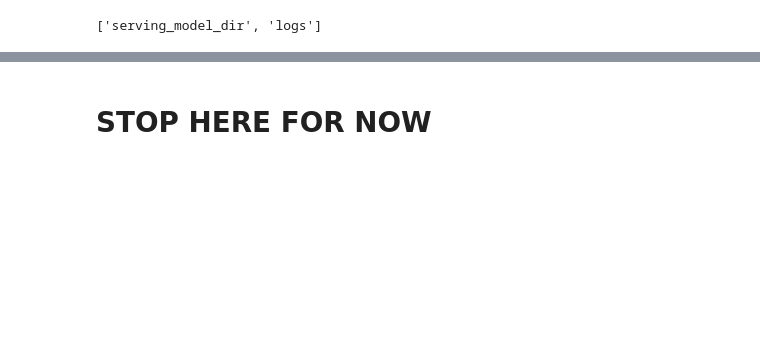
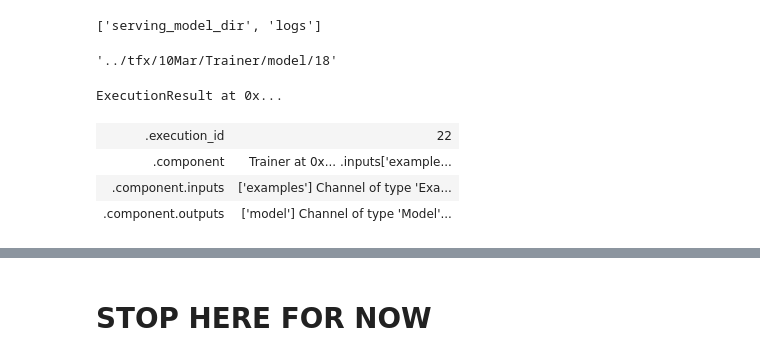
Before and after one commit to Building-ML-Pipelines/building-machine-learning-pipelines, a Jupyter notebook: archive/new_pipeline_10Mar.ipynb, the cells around one changed output, grey strips where cells are left out. Saved outputs shown, nothing was run; the diff lists cells and outputs as text; code cells hidden in the pictures; blank space fills up the shorter version.

```diff
--- a/interactive-pipeline/new_pipeline_10Mar.ipynb
+++ b/archive/new_pipeline_10Mar.ipynb
@@ -217,6 +268,26 @@ model_artifact_dir = trainer.outputs['model'].get()[0].uri
 print(os.listdir(model_artifact_dir))
 # %% [output]
 ['serving_model_dir', 'logs']
+# %%
+model_artifact_dir
+# %% [output]
+'../tfx/10Mar/Trainer/model/18'
+# %%
+trainer = Trainer(
+    module_file=trainer_file,
+    custom_executor_spec=executor_spec.ExecutorClassSpec(GenericExecutor),
+    examples=transform.outputs['transformed_examples'],
+    schema=schema_gen.outputs['schema'],
+    transform_graph=transform.outputs['transform_graph'],
+    train_args=trainer_pb2.TrainArgs(num_steps=TRAINING_STEPS),
+    eval_args=trainer_pb2.EvalArgs(num_steps=EVALUATION_STEPS))
+context.run(trainer)
+# %% [output]
+ExecutionResult at 0x...
+| .execution_id | 22 |
+| .component | Trainer at 0x... .inputs['example... |
+| .component.inputs | ['examples'] Channel of type 'Exa... |
+| .component.outputs | ['model'] Channel of type 'Model'... |
 # %%
 log_dir = os.path.join(model_artifact_dir, 'logs')
 
```
Also changed, not shown: parts of 16 cells of this notebook, 22 other files.
